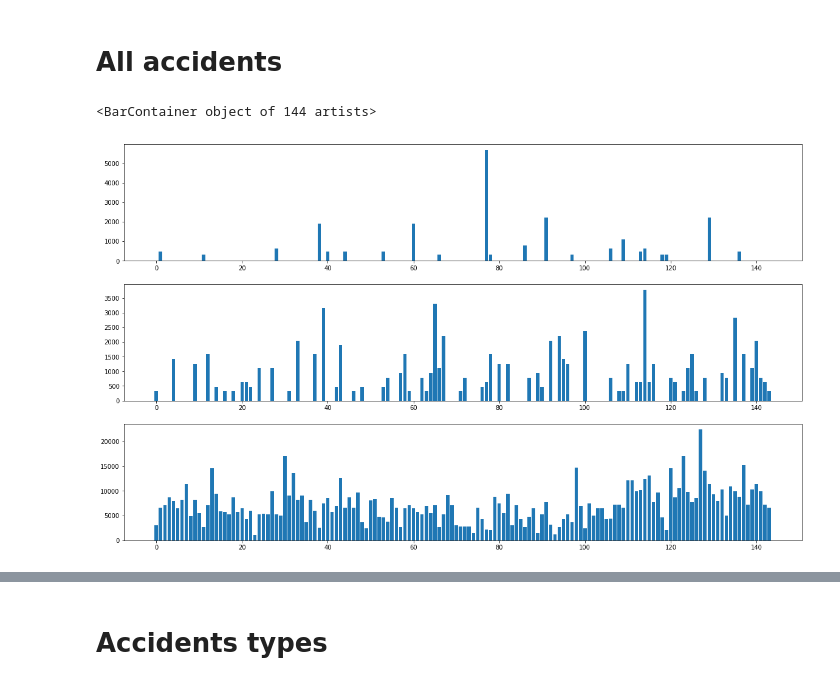
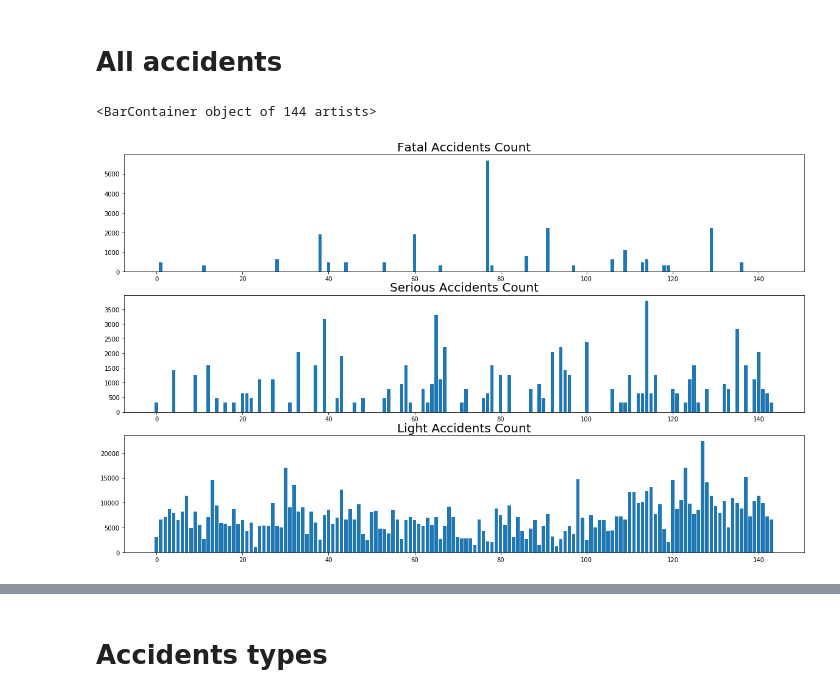
Before and after one commit to Yaminbens/Anyway, a Jupyter notebook: TemporalDifferences.ipynb, the cells around one changed output, grey strips where cells are left out. Cells and saved outputs as stored; diff of their text form; code cells hidden in the pictures.

```diff
--- a/TemporalDifferences.ipynb
+++ b/TemporalDifferences.ipynb
@@ -75,25 +75,21 @@ for year in years:
 #         acclist.append(accidents[year][month])
         for sev in severities:
             acclist[sev-1].append(df.loc[(df['road1'] == 77) & (df['accident_year'] == year) & (df['accident_month'] == month) & (df['accident_severity'] == sev)].size)
-# %%
-acclist = []
-for i in range(3):
-    acclist.append([])
-for year in years:
-     for sev in severities:
-        acclist[sev-1].append(df.loc[(df['road1'] == 90) & (df['accident_year'] == year)].size)
 # %%
 import matplotlib.pyplot as plt
 import numpy as np
 
 fig = plt.figure(figsize=(20, 12))
 ax1=plt.subplot(3, 1, 1)
+ax1.set_title('Fatal Accidents Count', fontsize=20)
 ax2=plt.subplot(3, 1, 2)
+ax2.set_title('Serious Accidents Count', fontsize=20)
 ax3=plt.subplot(3, 1, 3)
+ax3.set_title('Light Accidents Count', fontsize=20)
 
 ax1.bar(np.arange(len(acclist[0])),acclist[0])
 ax2.bar(np.arange(len(acclist[1])),acclist[1])
 ax3.bar(np.arange(len(acclist[2])),acclist[2])
 # %% [output]
 <BarContainer object of 144 artists>
-[figure, old version]
+[figure, new version]
```
Also changed, not shown: parts of 2 cells of this notebook.
